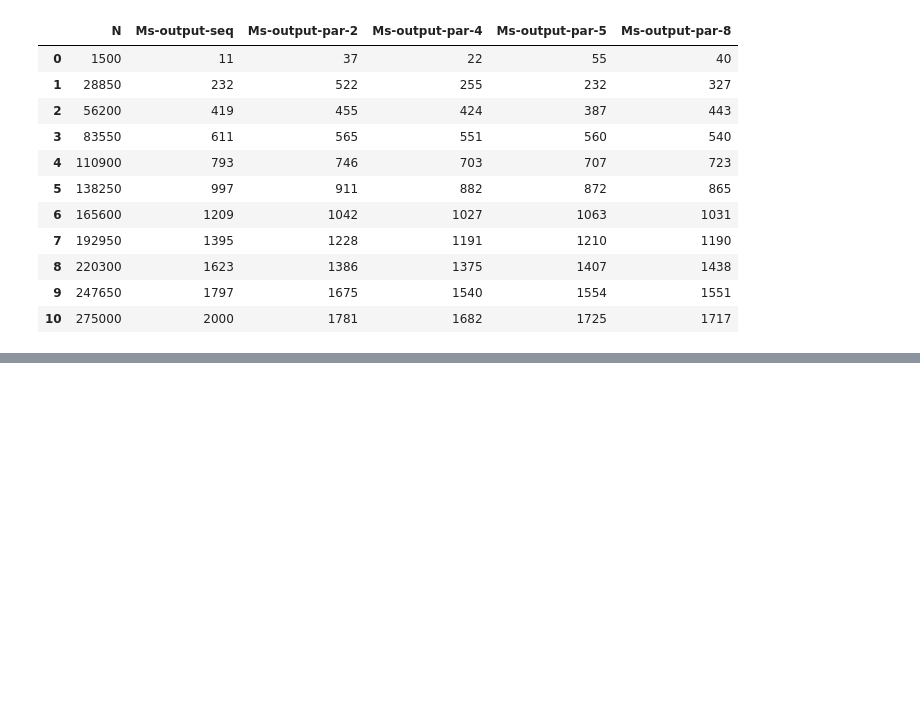
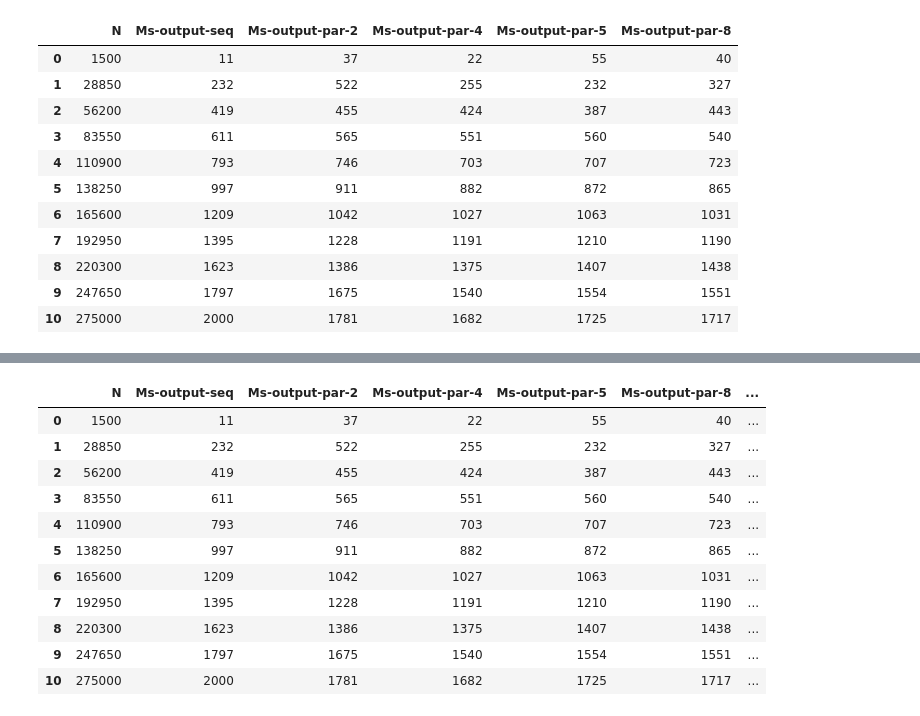
Before and after one commit to sergeypesegov/parallel_programming, a Jupyter notebook: plotly_graphs.ipynb, the cells around one changed output, grey strips where cells are left out. Drawn from its saved outputs; the diff is of its cells as text; code cells hidden in the pictures; blank space fills up the shorter version.

Commit message:
added parallel speed up and effeciency

```diff
--- a/plotly_graphs.ipynb
+++ b/plotly_graphs.ipynb
@@ -33,0 +50,19 @@ fig.show()
+# %%
+for i in [2,4,5,8]:
+    data[f'parallel_speed_up_{i}'] = data['Ms-output-seq'] / data[f'Ms-output-par-{i}']
+    data[f'parallel_efficiency_{i}'] = data[f'parallel_speed_up_{i}'] / i
+# %%
+data
+# %% [output]
+|  | N | Ms-output-seq | Ms-output-par-2 | Ms-output-par-4 | Ms-output-par-5 | Ms-output-par-8 | ... |
+| 0 | 1500 | 11 | 37 | 22 | 55 | 40 | ... |
+| 1 | 28850 | 232 | 522 | 255 | 232 | 327 | ... |
+| 2 | 56200 | 419 | 455 | 424 | 387 | 443 | ... |
+| 3 | 83550 | 611 | 565 | 551 | 560 | 540 | ... |
+| 4 | 110900 | 793 | 746 | 703 | 707 | 723 | ... |
+| 5 | 138250 | 997 | 911 | 882 | 872 | 865 | ... |
+| 6 | 165600 | 1209 | 1042 | 1027 | 1063 | 1031 | ... |
+| 7 | 192950 | 1395 | 1228 | 1191 | 1210 | 1190 | ... |
+| 8 | 220300 | 1623 | 1386 | 1375 | 1407 | 1438 | ... |
+| 9 | 247650 | 1797 | 1675 | 1540 | 1554 | 1551 | ... |
+| 10 | 275000 | 2000 | 1781 | 1682 | 1725 | 1717 | ... |
```
Also changed, not shown: parts of 3 cells of this notebook.
